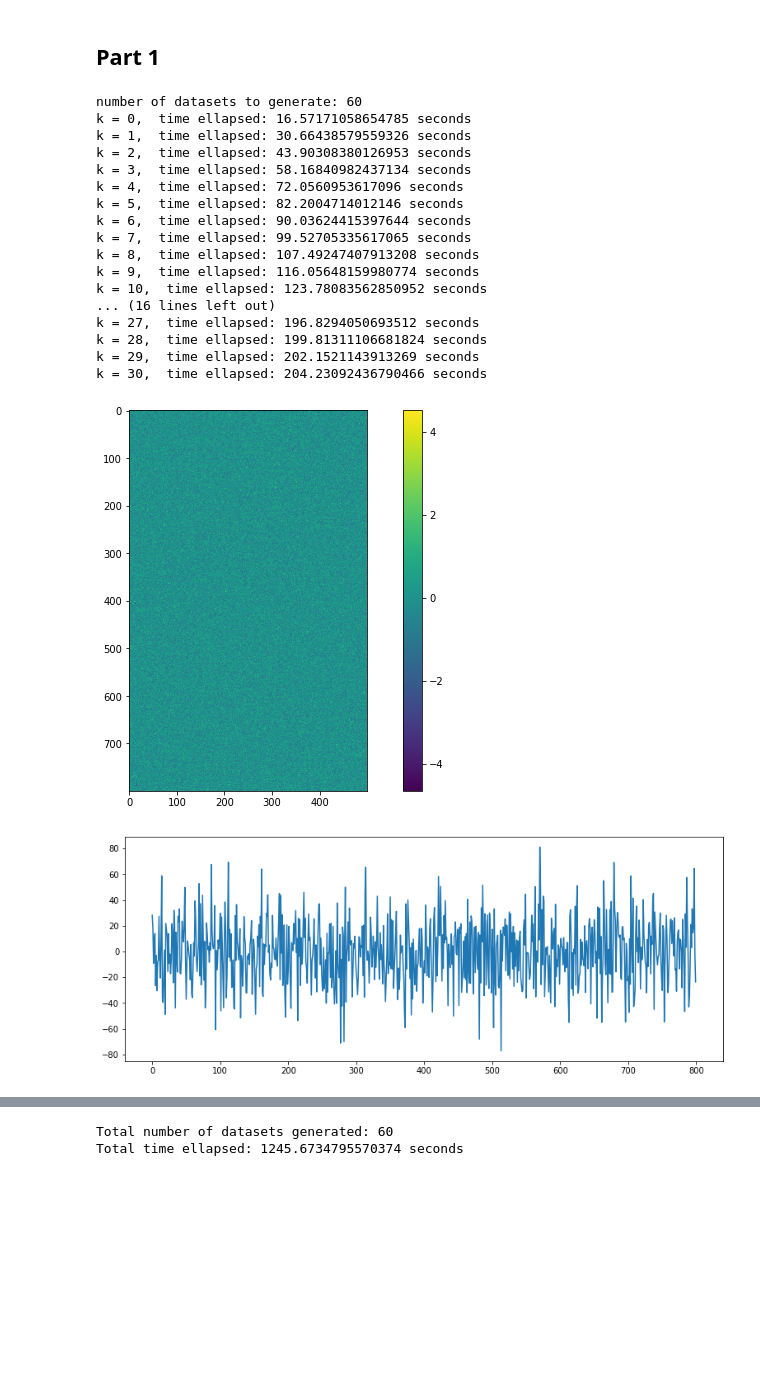
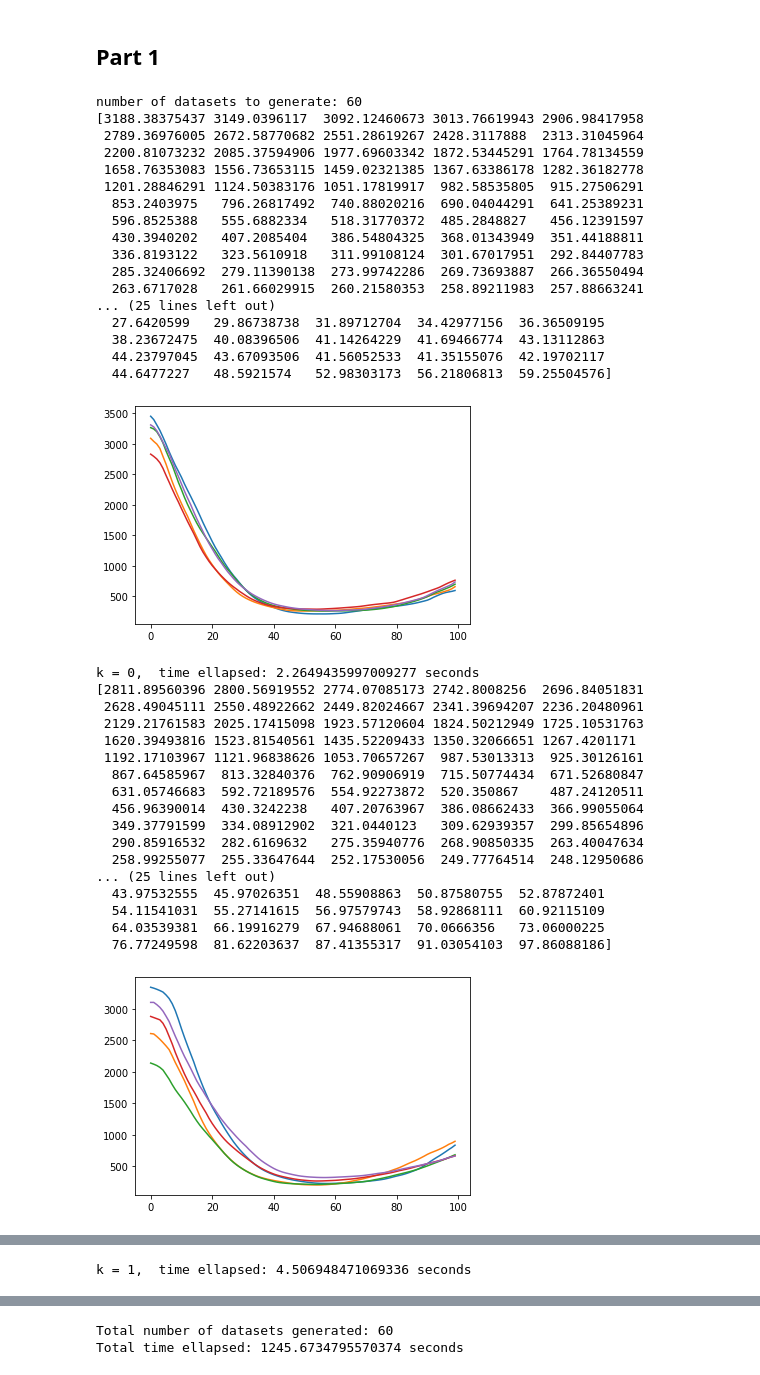
Before and after one commit to dtonderski/statistical_learning_for_big_data, a Jupyter notebook: Homework_3/P3_fred.ipynb, the cells around one changed output, grey strips where cells are left out. Cells and saved outputs as stored; diff of their text form; code cells hidden in the pictures; blank space fills up the shorter version.

```diff
--- a/Homework_3/P3_fred.ipynb
+++ b/Homework_3/P3_fred.ipynb
@@ -93,6 +93,8 @@ for n in n_vector:
             ## Note: got this paragraph from Felix ##
             cv_mean = np.mean(lasso.mse_path_, axis=1)
             cv_std = np.std(lasso.mse_path_, axis=1)
+            plt.plot(lasso.mse_path_)
+            plt.show()
             idx_min_mean = np.argmin(cv_mean)
             idx_alpha = np.where(
                 (cv_mean <= cv_mean[idx_min_mean] + cv_std[idx_min_mean]) &
@@ -107,48 +109,65 @@ for n in n_vector:
             pred_min = lasso.predict(X_test)
             MSE_test_min[k] = mse(pred_min, y_test)
 
             lasso_1se = Lasso(alpha = alpha_1se).fit(X_train, y_train)
             pred_1se = lasso_1se.predict(X_test)
             MSE_test_1se[k] = mse(pred_1se,y_test)
 
 
 
             if(verbose):
                 t1 = time.time()
                 print(f"k = {k},  time ellapsed: {t1-t0} seconds")
             if(illustrate and k == 30):
                 plt.rcParams["figure.figsize"]=13,7
                 plt.imshow(X)
                 plt.colorbar()
                 plt.show()
                 plt.rcParams["figure.figsize"]=13,5
                 plt.plot(y)
                 plt.show()
                 plt.plot(beta)
                 plt.show()
             k += 1
 
 if(verbose):
     print(f"Total number of datasets generated: {k}")
     t2 = time.time()
     print(f"Total time ellapsed: {t2-t0} seconds")
 # %% [output]
 number of datasets to generate: 60
-k = 0,  time ellapsed: 16.57171058654785 seconds
-k = 1,  time ellapsed: 30.66438579559326 seconds
-k = 2,  time ellapsed: 43.90308380126953 seconds
-k = 3,  time ellapsed: 58.16840982437134 seconds
-k = 4,  time ellapsed: 72.0560953617096 seconds
-k = 5,  time ellapsed: 82.2004714012146 seconds
-k = 6,  time ellapsed: 90.03624415397644 seconds
-k = 7,  time ellapsed: 99.52705335617065 seconds
-k = 8,  time ellapsed: 107.49247407913208 seconds
-k = 9,  time ellapsed: 116.05648159980774 seconds
-k = 10,  time ellapsed: 123.78083562850952 seconds
-... (16 lines left out)
-k = 27,  time ellapsed: 196.8294050693512 seconds
-k = 28,  time ellapsed: 199.81311106681824 seconds
-k = 29,  time ellapsed: 202.1521143913269 seconds
-k = 30,  time ellapsed: 204.23092436790466 seconds
+[3188.38375437 3149.0396117  3092.12460673 3013.76619943 2906.98417958
+ 2789.36976005 2672.58770682 2551.28619267 2428.3117888  2313.31045964
+ 2200.81073232 2085.37594906 1977.69603342 1872.53445291 1764.78134559
+ 1658.76353083 1556.73653115 1459.02321385 1367.63386178 1282.36182778
+ 1201.28846291 1124.50383176 1051.17819917  982.58535805  915.27506291
+  853.2403975   796.26817492  740.88020216  690.04044291  641.25389231
+  596.8525388   555.6882334   518.31770372  485.2848827   456.12391597
+  430.3940202   407.2085404   386.54804325  368.01343949  351.44188811
+  336.8193122   323.5610918   311.99108124  301.67017951  292.84407783
+  285.32406692  279.11390138  273.99742286  269.73693887  266.36550494
+  263.6717028   261.66029915  260.21580353  258.89211983  257.88663241
+... (25 lines left out)
+  27.6420599   29.86738738  31.89712704  34.42977156  36.36509195
+  38.23672475  40.08396506  41.14264229  41.69466774  43.13112863
+  44.23797045  43.67093506  41.56052533  41.35155076  42.19702117
+  44.6477227   48.5921574   52.98303173  56.21806813  59.25504576]
-[figure, old version]
+[figure, new version]
+k = 0,  time ellapsed: 2.2649435997009277 seconds
+[2811.89560396 2800.56919552 2774.07085173 2742.8008256  2696.84051831
+ 2628.49045111 2550.48922662 2449.82024667 2341.39694207 2236.20480961
+ 2129.21761583 2025.17415098 1923.57120604 1824.50212949 1725.10531763
+ 1620.39493816 1523.81540561 1435.52209433 1350.32066651 1267.4201171
+ 1192.17103967 1121.96838626 1053.70657267  987.53013313  925.30126161
+  867.64585967  813.32840376  762.90906919  715.50774434  671.52680847
+  631.05746683  592.72189576  554.92273872  520.350867    487.24120511
+  456.96390014  430.3242238   407.20763967  386.08662433  366.99055064
+  349.37791599  334.08912902  321.0440123   309.62939357  299.85654896
+  290.85916532  282.6169632   275.35940776  268.90850335  263.40047634
+  258.99255077  255.33647644  252.17530056  249.77764514  248.12950686
+... (25 lines left out)
+  43.97532555  45.97026351  48.55908863  50.87580755  52.87872401
+  54.11541031  55.27141615  56.97579743  58.92868111  60.92115109
+  64.03539381  66.19916279  67.94688061  70.0666356   73.06000225
+  76.77249598  81.62203637  87.41355317  91.03054103  97.86088186]
-[figure, old version]
+[figure, new version]
@@ -172,0 +174 @@ Total time ellapsed: 261.1536328792572 seconds
+k = 1,  time ellapsed: 4.506948471069336 seconds
```
Also changed, not shown: parts of 1 cell of this notebook, 5 other files.
